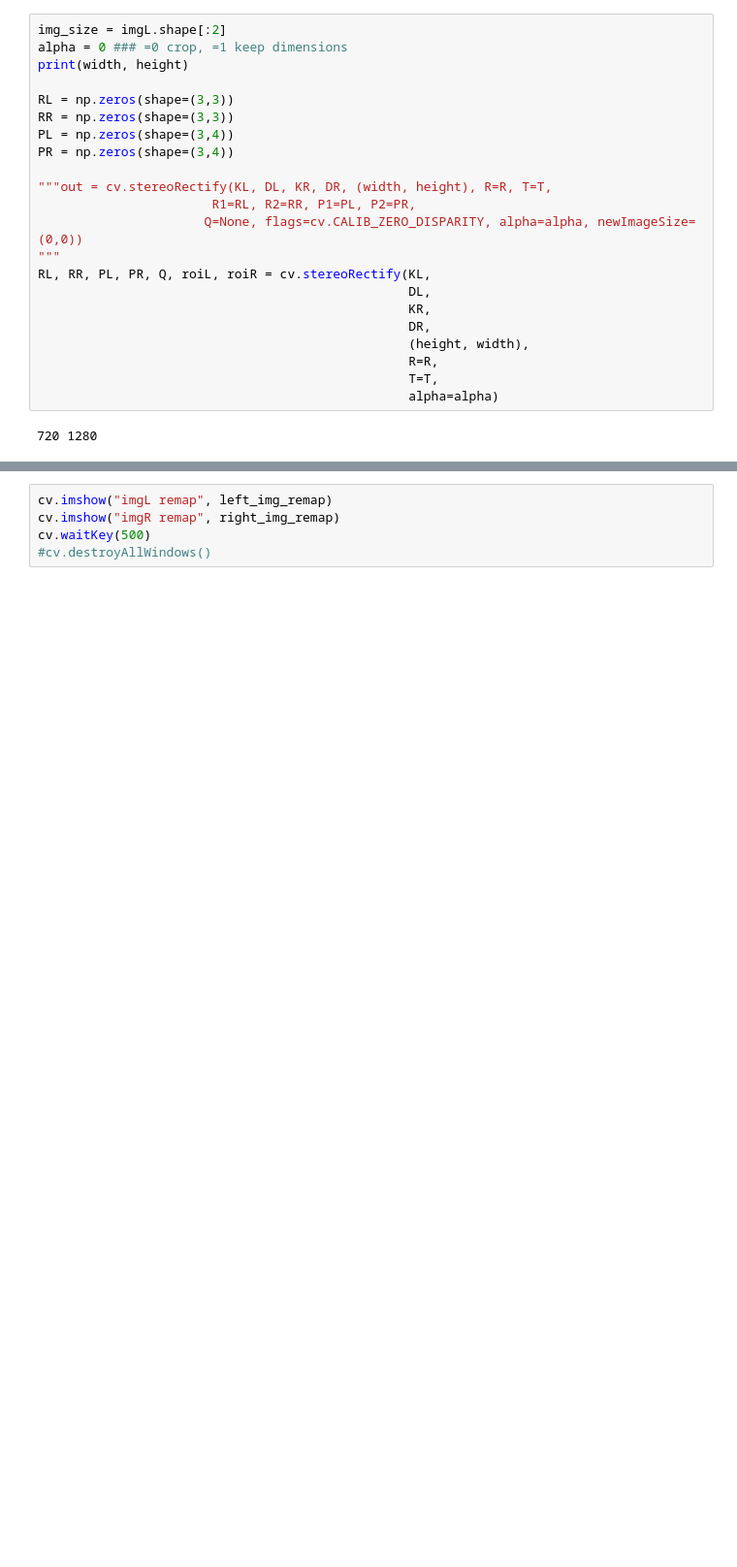
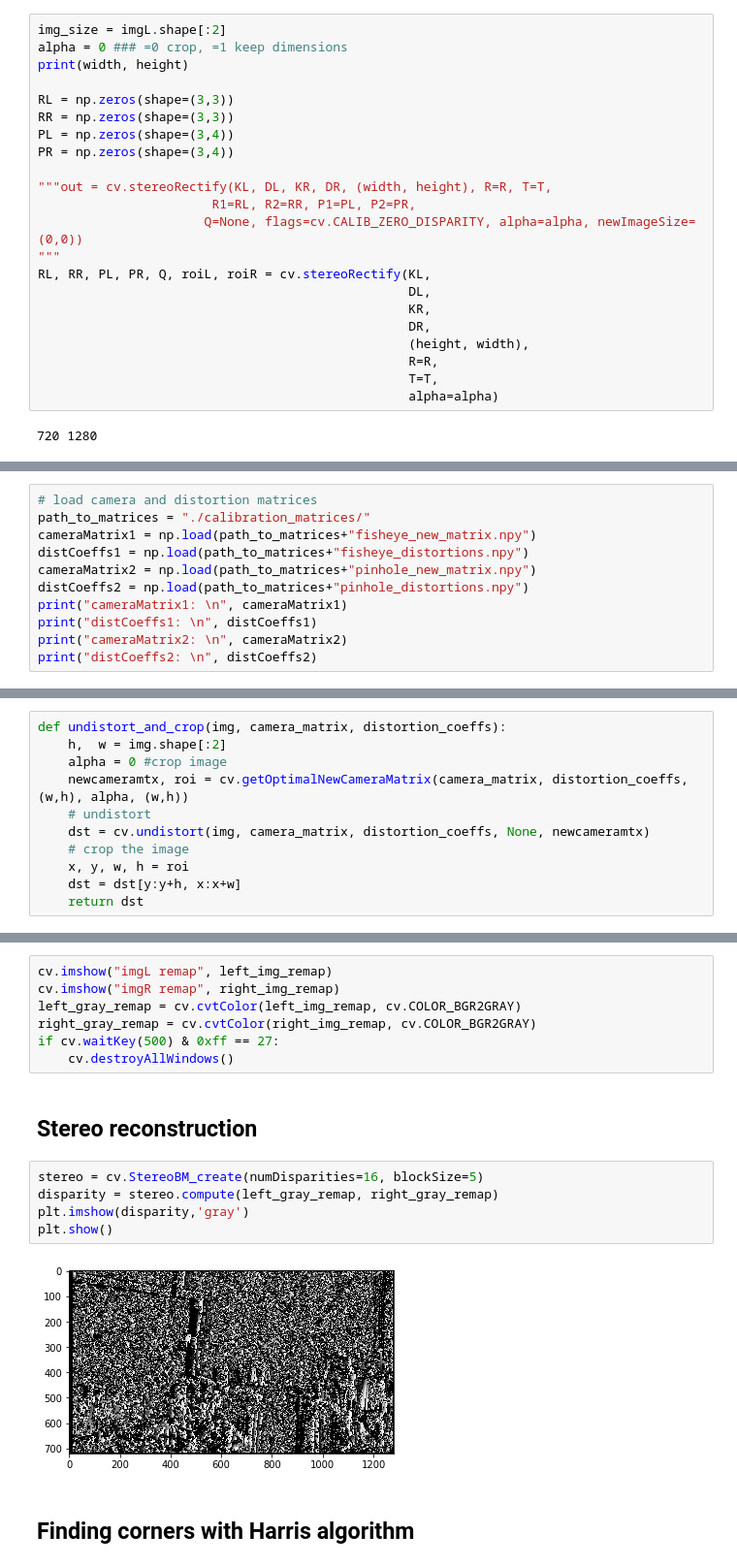
Before and after one commit to felmoreno1726/Robotic-Stereo-Depth-with-Heterogeneous-Cameras, a Jupyter notebook: StereoCalibration.ipynb, the cells around one changed output, grey strips where cells are left out. Shown: that part at 97% size. Drawn from its saved outputs; the diff is of its cells as text; blank space fills up the shorter version.

```diff
--- a/StereoCalibration.ipynb
+++ b/StereoCalibration.ipynb
@@ -161,3 +172,14 @@ roiL:
  (0, 0, 1280, 720)
 roiR:
  (0, 0, 1280, 720)
+# %%
+# load camera and distortion matrices
+path_to_matrices = "./calibration_matrices/"
+cameraMatrix1 = np.load(path_to_matrices+"fisheye_new_matrix.npy")
+distCoeffs1 = np.load(path_to_matrices+"fisheye_distortions.npy")
+cameraMatrix2 = np.load(path_to_matrices+"pinhole_new_matrix.npy")
+distCoeffs2 = np.load(path_to_matrices+"pinhole_distortions.npy")
+print("cameraMatrix1: \n", cameraMatrix1)
+print("distCoeffs1: \n", distCoeffs1)
+print("cameraMatrix2: \n", cameraMatrix2)
+print("distCoeffs2: \n", distCoeffs2)
@@ -164,3 +202,14 @@ roiR:
+# %%
+def undistort_and_crop(img, camera_matrix, distortion_coeffs):
+    h,  w = img.shape[:2]
+    alpha = 0 #crop image
+    newcameramtx, roi = cv.getOptimalNewCameraMatrix(camera_matrix, distortion_coeffs, (w,h), alpha, (w,h))
+    # undistort
+    dst = cv.undistort(img, camera_matrix, distortion_coeffs, None, newcameramtx)
+    # crop the image
+    x, y, w, h = roi
+    dst = dst[y:y+h, x:x+w]
+    return dst
 # %%
 print("Applying Undistort\n")
 #map1x, map1y = cv.initUndistortRectifyMap(KL, DL, RL, PL, (width, height), cv.CV_32FC1)
@@ -224,5 +252,18 @@ fname:  ./calibration/fisheye_calibrated/10.png ./calibration/pinhole_calibrated
 # %%
 cv.imshow("imgL remap", left_img_remap)
 cv.imshow("imgR remap", right_img_remap)
-cv.waitKey(500)
-#cv.destroyAllWindows()
+left_gray_remap = cv.cvtColor(left_img_remap, cv.COLOR_BGR2GRAY)
+right_gray_remap = cv.cvtColor(right_img_remap, cv.COLOR_BGR2GRAY)
+if cv.waitKey(500) & 0xff == 27:
+    cv.destroyAllWindows()
+# %% [markdown]
+## Stereo reconstruction
+# %%
+stereo = cv.StereoBM_create(numDisparities=16, blockSize=5)
+disparity = stereo.compute(left_gray_remap, right_gray_remap)
+plt.imshow(disparity,'gray')
+plt.show()
+# %% [output]
+[figure, added]
+# %% [markdown]
+## Finding corners with Harris algorithm
```
Also changed, not shown: parts of 13 cells of this notebook.
